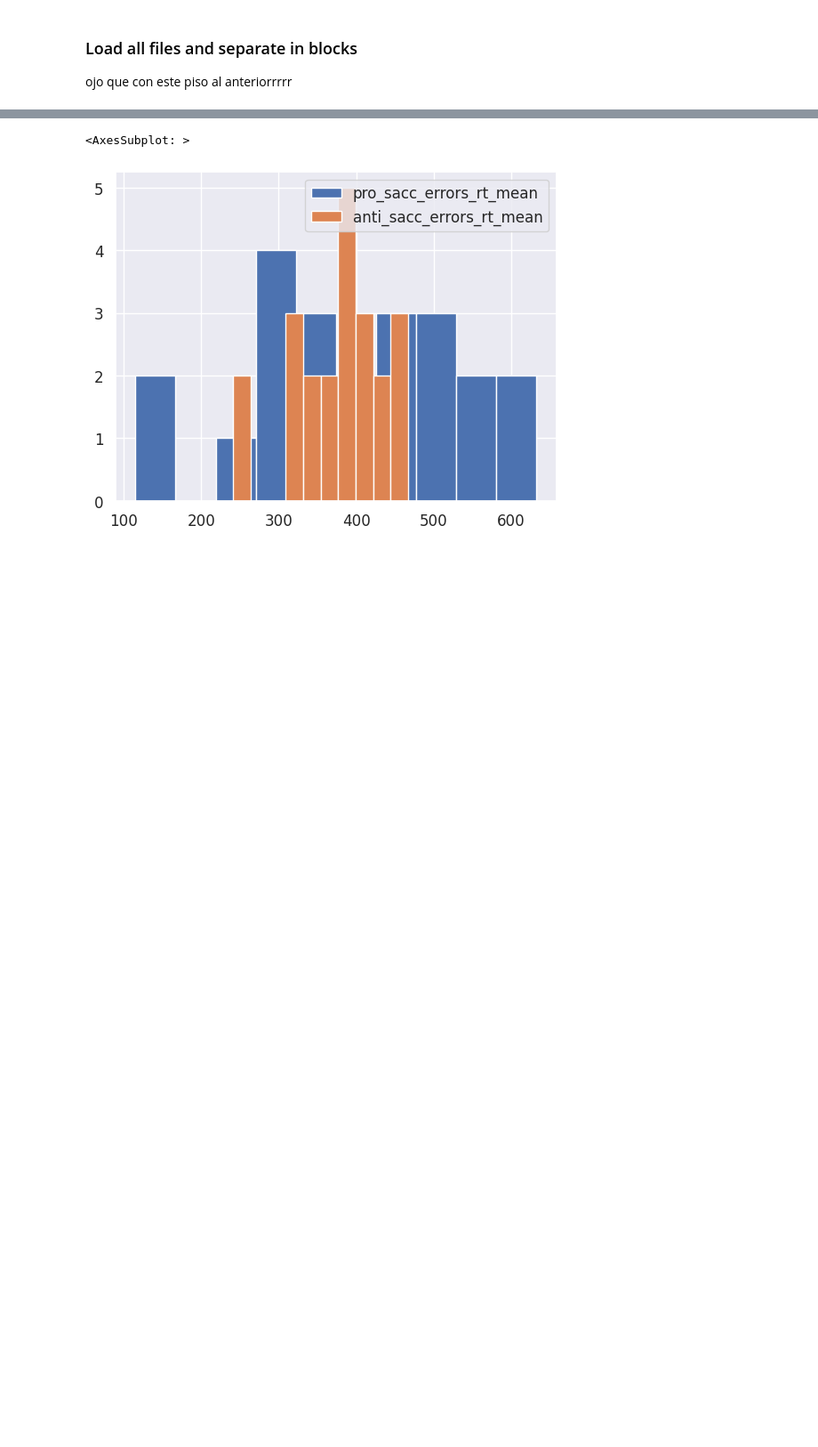
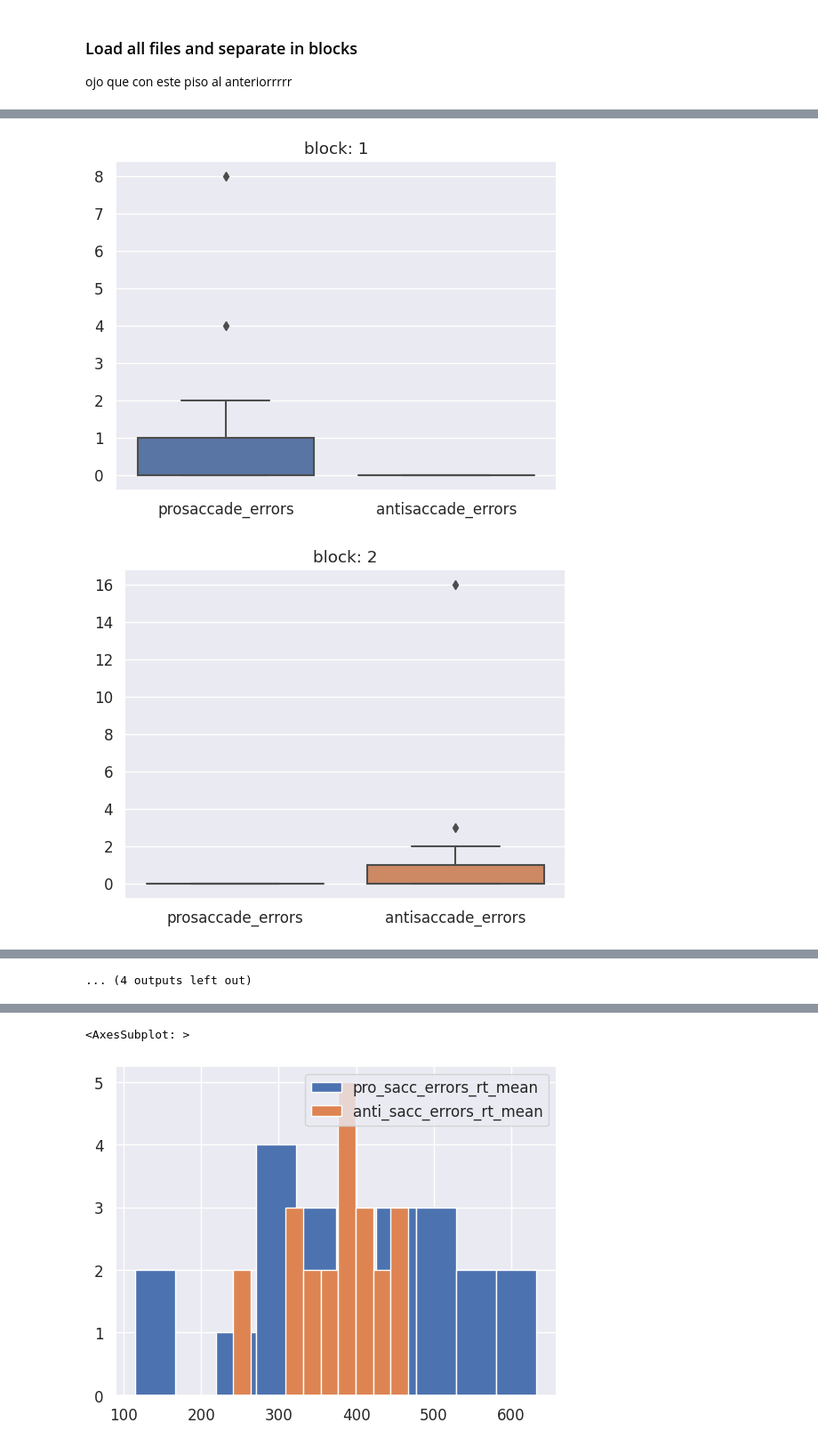
Before and after one commit to GEJ1/et_webcam_experiments, a Jupyter notebook: antisaccade_experiment/antisaccades_analysis.ipynb, the cells around one changed output, grey strips where cells are left out. Shown: that part at 89% size. Cells and saved outputs as stored; diff of their text form; code cells hidden in the pictures; blank space fills up the shorter version.

```diff
--- a/antisaccade_experiment/antisaccades_analysis.ipynb
+++ b/antisaccade_experiment/antisaccades_analysis.ipynb
@@ -612,0 +578,9 @@ N=24, blocks=16
+# %%
+## Idea, revisar por
+for block in range(1,17):
+    sns.boxplot(df_all_blocks.query("block == @block")[["prosaccade_errors", "antisaccade_errors"]])
+    plt.title(f"block: {block}")
+    plt.show()
+# %% [output]
+[figure, added]
+[figure, added]
@@ -613,3 +597,4 @@ N=24, blocks=16
+... (4 outputs left out)
 # %%
 # VERSION CON BLOQUES
 
```
Also changed, not shown: parts of 6 cells of this notebook, 1 other file.
